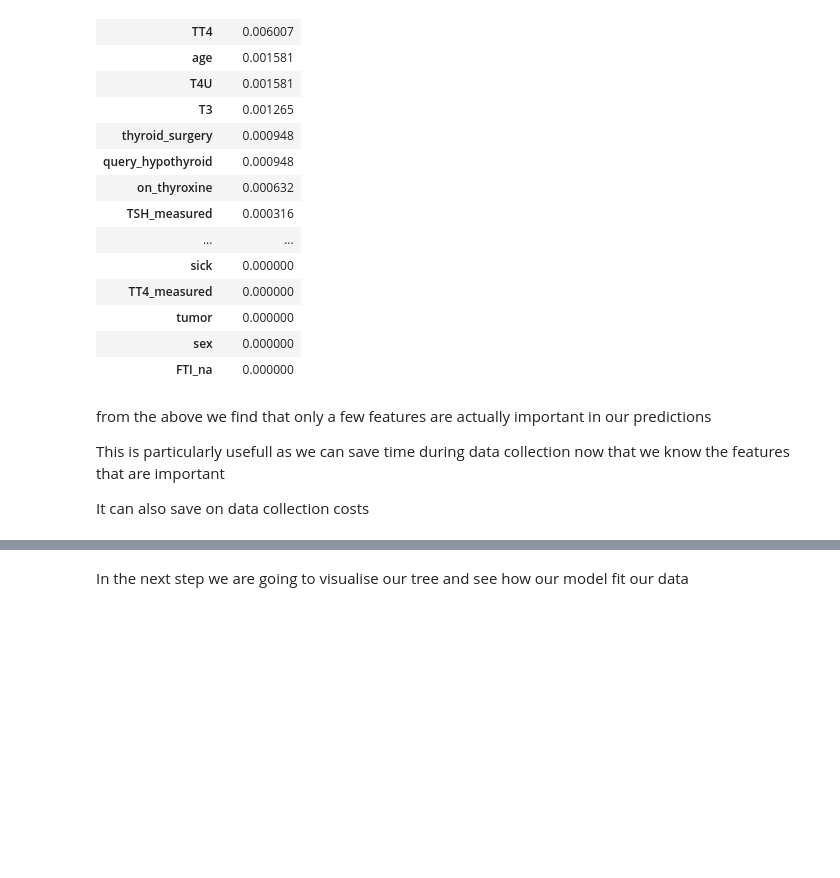
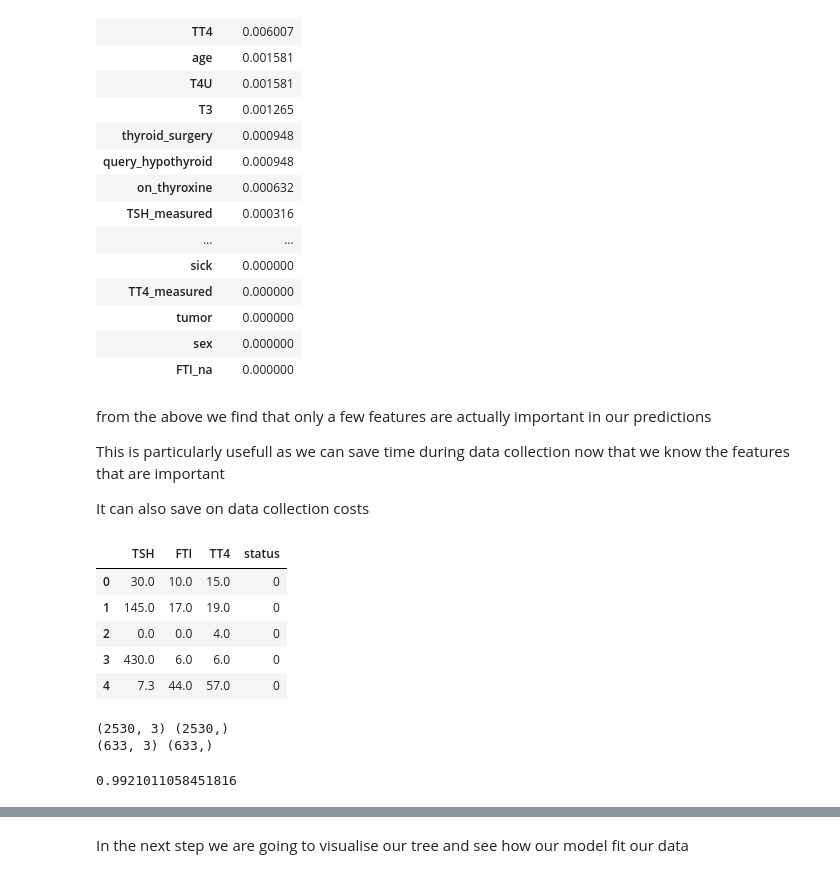
Before and after one commit to UnplugCharger/Week-8-Ip, a Jupyter notebook: Week_8_IP.ipynb, the cells around one changed output, grey strips where cells are left out. Drawn from its saved outputs; the diff is of its cells as text; code cells hidden in the pictures; blank space fills up the shorter version.

```diff
--- a/Week_8_IP.ipynb
+++ b/Week_8_IP.ipynb
@@ -565,3 +565,16 @@ from the above we find that only a few features are actually important in our pr
 This is particularly usefull as we can save time during data collection now that we know the features that are important
 
 It can also save on  data collection costs
+# %%
+#seeing how a model bult on the three most significant features will preform
+
+df=hyper_tarbular.items[['TSH','FTI','TT4','status']]
+
+df.head()
+# %% [output]
+|  | TSH | FTI | TT4 | status |
+| 0 | 30.0 | 10.0 | 15.0 | 0 |
+| 1 | 145.0 | 17.0 | 19.0 | 0 |
+| 2 | 0.0 | 0.0 | 4.0 | 0 |
+| 3 | 430.0 | 6.0 | 6.0 | 0 |
+| 4 | 7.3 | 44.0 | 57.0 | 0 |
@@ -567,0 +585,8 @@ It can also save on  data collection costs
+# %%
+# create training and testing vars
+X_train, X_test, y_train, y_test = train_test_split(X, y, test_size=0.2)
+print( X_train.shape, y_train.shape)
+print(X_test.shape, y_test.shape)
+# %% [output]
+(2530, 3) (2530,)
+(633, 3) (633,)
@@ -567,0 +600,6 @@ It can also save on  data collection costs
+# %%
+#Cheking how our model performed
+
+accuracy_score(y_test, y_pred)
+# %% [output]
+0.9921011058451816
```
Also changed, not shown: parts of 10 cells of this notebook.
